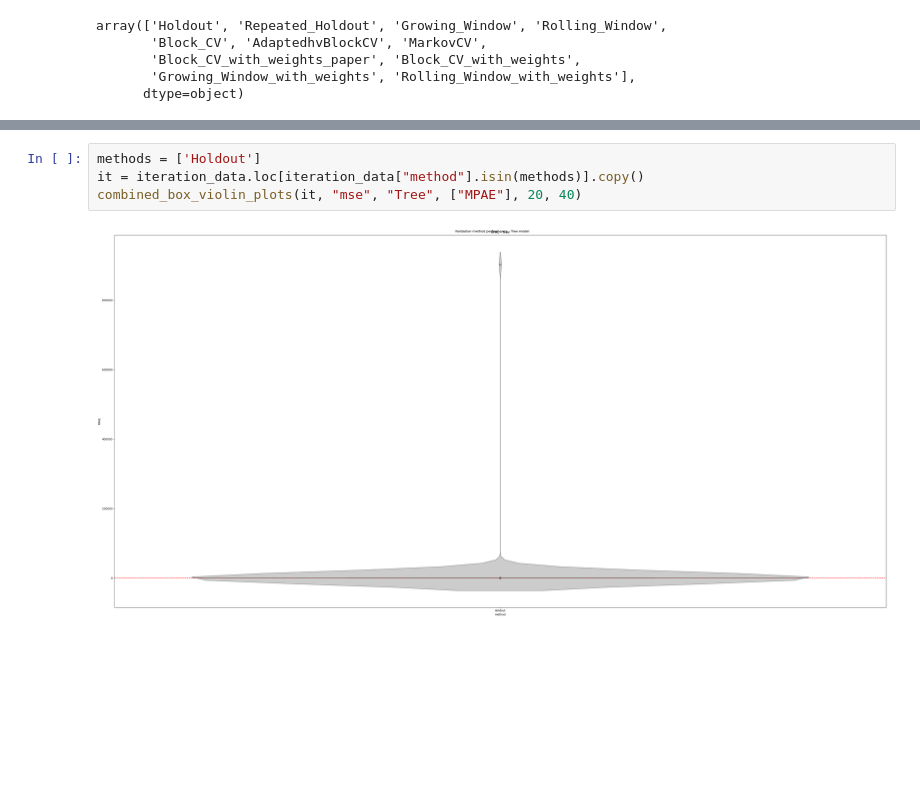
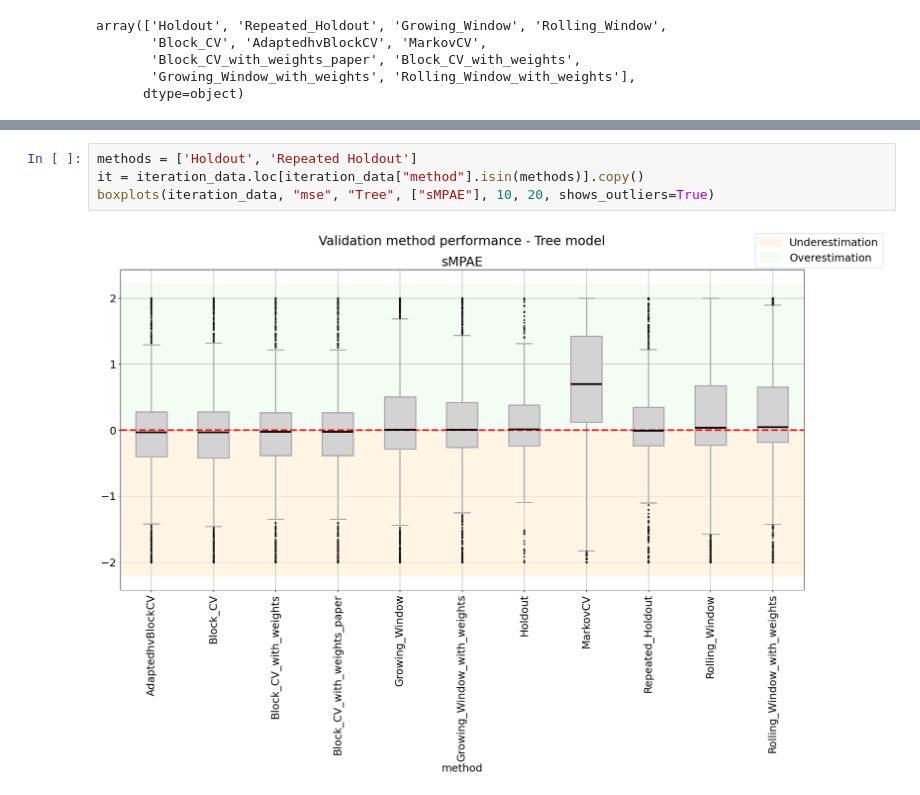
Before and after one commit to MiguelLoureiro98/timecave, a Jupyter notebook: experiments/processing_results.ipynb, the cells around one changed output, grey strips where cells are left out. Saved outputs shown, nothing was run; the diff lists cells and outputs as text; blank space fills up the shorter version.

Commit message:
post-preprocessing: violin plot + improvements of boxplots

```diff
--- a/experiments/processing_results.ipynb
+++ b/experiments/processing_results.ipynb
@@ -291,6 +361,6 @@ array(['Holdout', 'Repeated_Holdout', 'Growing_Window', 'Rolling_Window',
 # %%
-methods = ['Holdout']
+methods = ['Holdout', 'Repeated Holdout']
 it = iteration_data.loc[iteration_data["method"].isin(methods)].copy()
-combined_box_violin_plots(it, "mse", "Tree", ["MPAE"], 20, 40)
+boxplots(iteration_data, "mse", "Tree", ["sMPAE"], 10, 20, shows_outliers=True)
 # %% [output]
-[figure, old version]
+[figure, new version]
```
Also changed, not shown: parts of 14 cells of this notebook, 5 other files.
